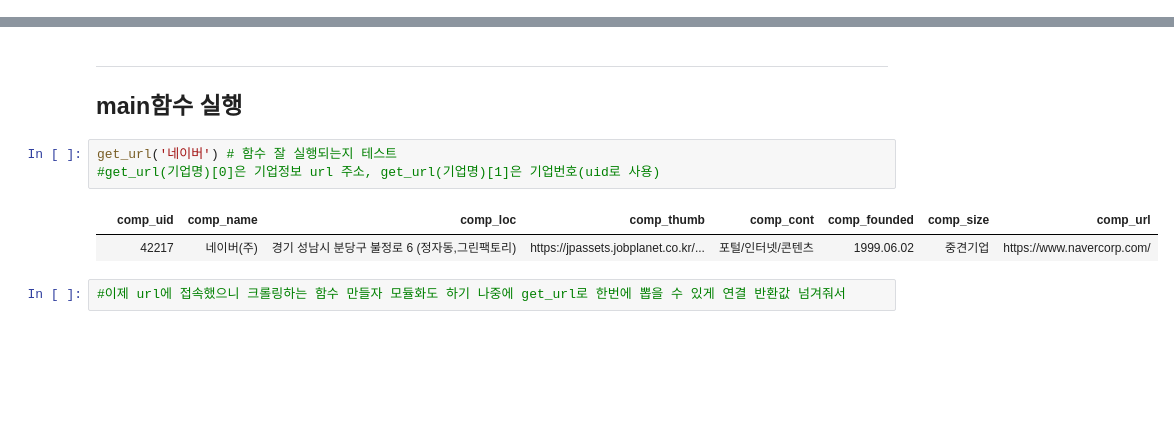
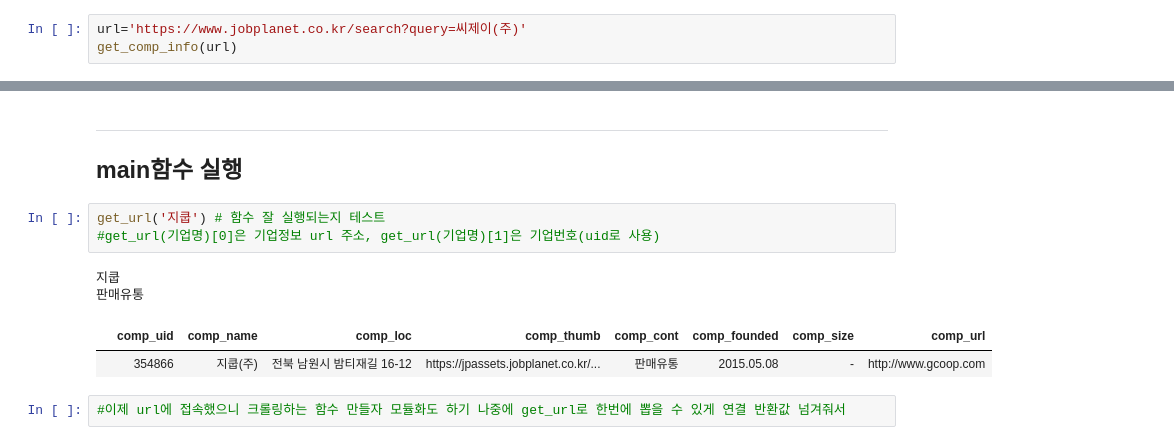
Before and after one commit to parking-place/EZPZ_Project, a Jupyter notebook: modules/crawlers/comp_info/info_crawler.ipynb, the cells around one changed output, grey strips where cells are left out. Saved outputs shown, nothing was run; the diff lists cells and outputs as text; blank space fills up the shorter version.

```diff
--- a/modules/crawlers/comp_info/info_crawler.ipynb
+++ b/modules/crawlers/comp_info/info_crawler.ipynb
@@ -33,0 +68,3 @@ def get_comp_info(url):
+# %%
+url='https://www.jobplanet.co.kr/search?query=씨제이(주)'
+get_comp_info(url)
@@ -136,10 +188,12 @@ def get_comp_info_df(comp_info_dict):
 --------------------------------------
 ## main함수 실행
 # %%
-get_url('네이버') # 함수 잘 실행되는지 테스트
+get_url('지쿱') # 함수 잘 실행되는지 테스트
 #get_url(기업명)[0]은 기업정보 url 주소, get_url(기업명)[1]은 기업번호(uid로 사용)
 # %% [output]
+지쿱
+판매유통
 |  | comp_uid | comp_name | comp_loc | comp_thumb | comp_cont | comp_founded | comp_size | comp_url |
-|  | 42217 | 네이버(주) | 경기 성남시 분당구 불정로 6 (정자동,그린팩토리) | https://jpassets.jobplanet.co.kr/... | 포털/인터넷/콘텐츠 | 1999.06.02 | 중견기업 | https://www.navercorp.com/ |
+|  | 354866 | 지쿱(주) | 전북 남원시 밤티재길 16-12 | https://jpassets.jobplanet.co.kr/... | 판매유통 | 2015.05.08 | - | http://www.gcoop.com |
 # %%
 #이제 url에 접속했으니 크롤링하는 함수 만들자 모듈화도 하기 나중에 get_url로 한번에 뽑을 수 있게 연결 반환값 넘겨줘서
```
Also changed, not shown: parts of 8 cells of this notebook, 2 other files.
